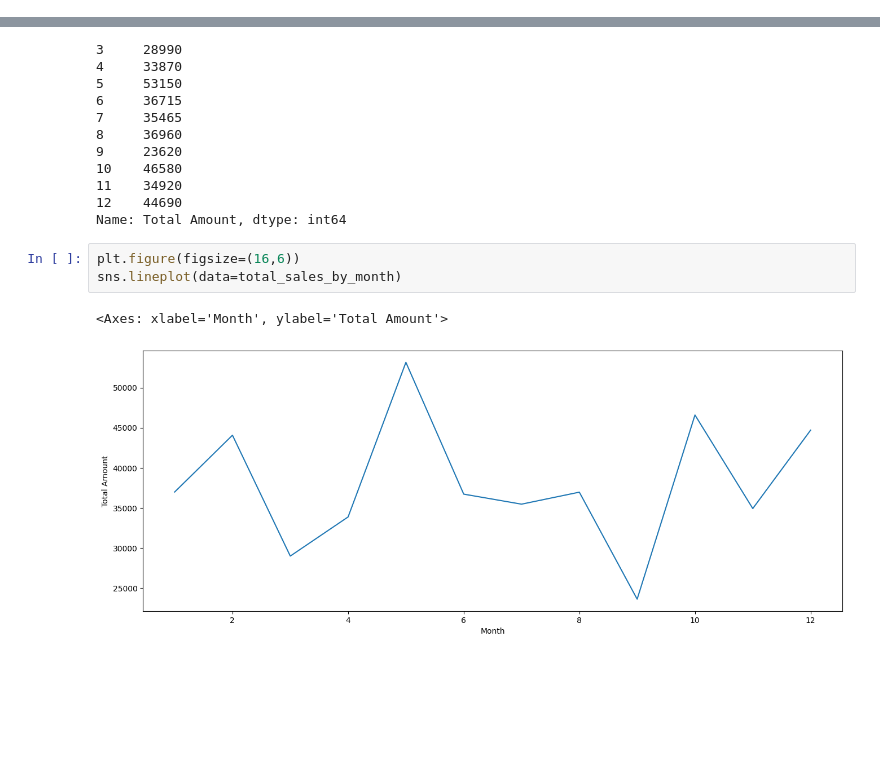
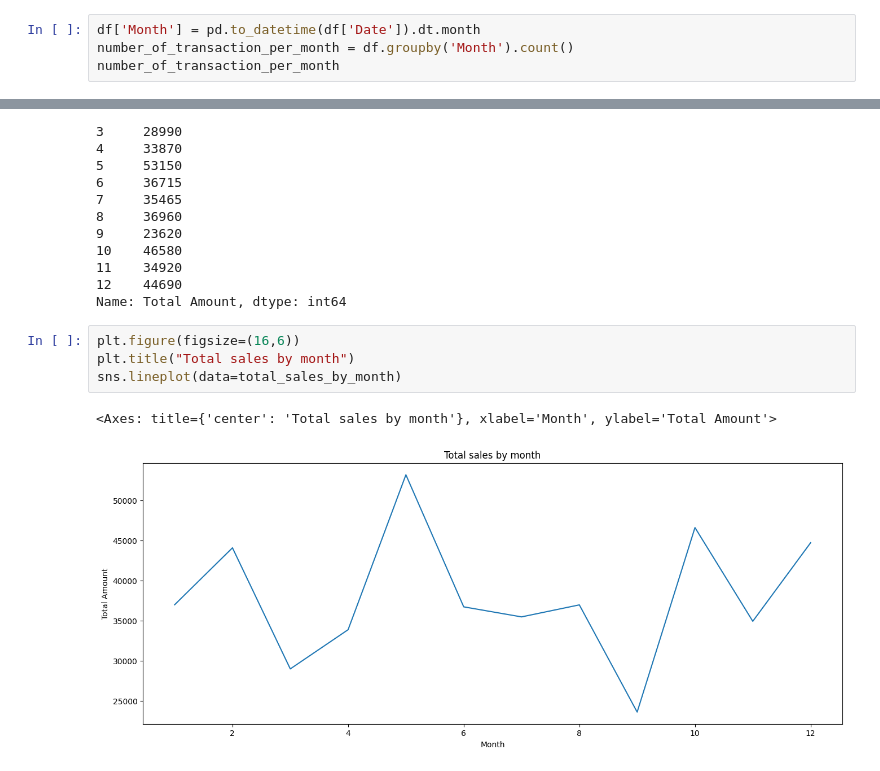
Before and after one commit to Jimngn/retailanalysis, a Jupyter notebook: Analysis.ipynb, the cells around one changed output, grey strips where cells are left out. Saved outputs shown, nothing was run; the diff lists cells and outputs as text; blank space fills up the shorter version.

```diff
--- a/Analysis.ipynb
+++ b/Analysis.ipynb
@@ -81,0 +88,4 @@ sns.lineplot(data=total_sales_by_day)
+# %%
+df['Month'] = pd.to_datetime(df['Date']).dt.month
+number_of_transaction_per_month = df.groupby('Month').count()
+number_of_transaction_per_month
@@ -100,7 +125,8 @@ Month
 Name: Total Amount, dtype: int64
 # %%
 plt.figure(figsize=(16,6))
+plt.title("Total sales by month")
 sns.lineplot(data=total_sales_by_month)
 # %% [output]
-<Axes: xlabel='Month', ylabel='Total Amount'>
+<Axes: title={'center': 'Total sales by month'}, xlabel='Month', ylabel='Total Amount'>
-[figure, old version]
+[figure, new version]
```
Also changed, not shown: parts of 10 cells of this notebook.
